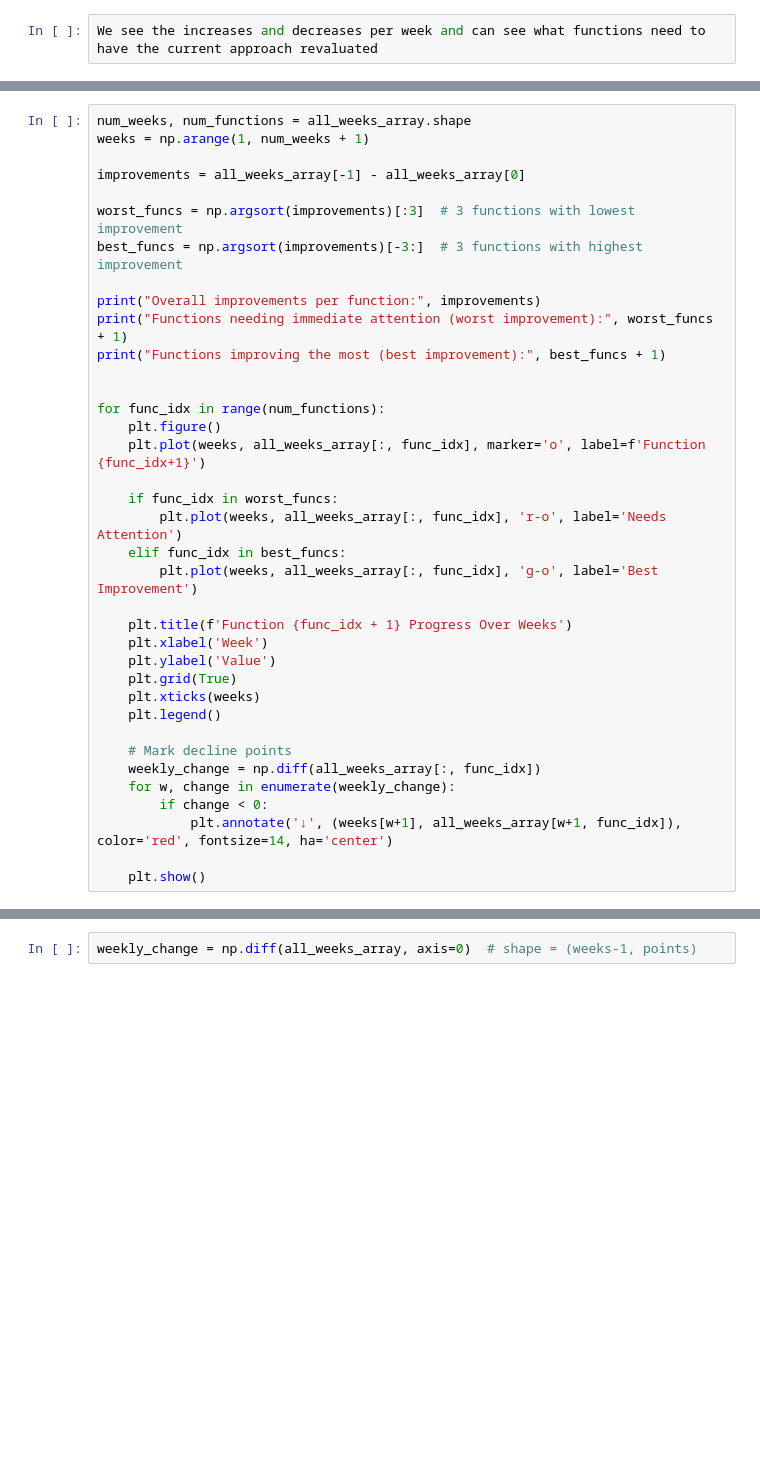
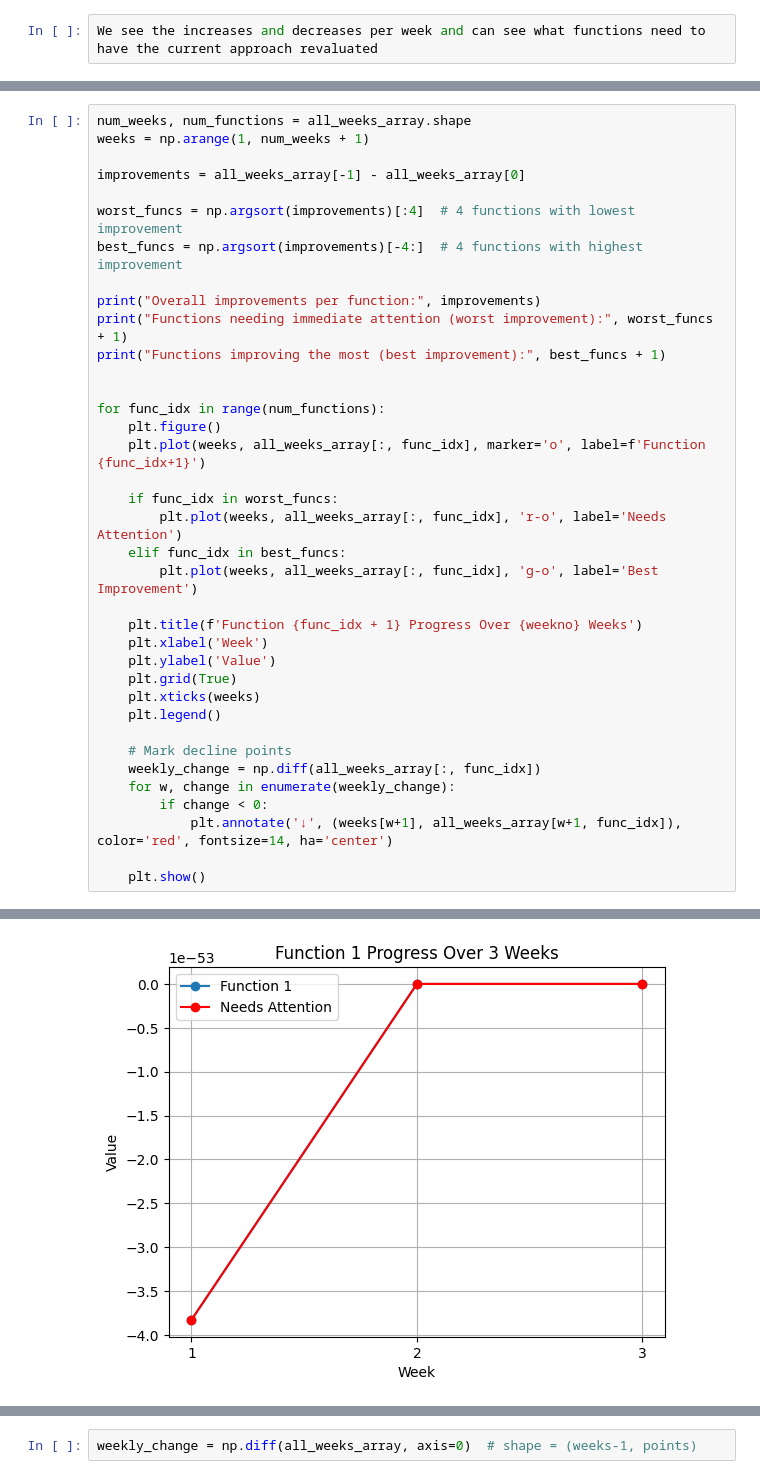
Before and after one commit to AnnemarieKeller/MLProject_Imperial, a Jupyter notebook: analysis/WeeklyResults.ipynb, the cells around one changed output, grey strips where cells are left out. Cells and saved outputs as stored; diff of their text form; blank space fills up the shorter version.

```diff
--- a/analysis/WeeklyResults.ipynb
+++ b/analysis/WeeklyResults.ipynb
@@ -65,8 +100,8 @@ weeks = np.arange(1, num_weeks + 1)
 
 improvements = all_weeks_array[-1] - all_weeks_array[0]
 
-worst_funcs = np.argsort(improvements)[:3]  # 3 functions with lowest improvement
-best_funcs = np.argsort(improvements)[-3:]  # 3 functions with highest improvement
+worst_funcs = np.argsort(improvements)[:4]  # 4 functions with lowest improvement
+best_funcs = np.argsort(improvements)[-4:]  # 4 functions with highest improvement
 
 print("Overall improvements per function:", improvements)
 print("Functions needing immediate attention (worst improvement):", worst_funcs + 1)
@@ -82,7 +117,7 @@ for func_idx in range(num_functions):
     elif func_idx in best_funcs:
         plt.plot(weeks, all_weeks_array[:, func_idx], 'g-o', label='Best Improvement')
 
-    plt.title(f'Function {func_idx + 1} Progress Over Weeks')
+    plt.title(f'Function {func_idx + 1} Progress Over {weekno} Weeks')
     plt.xlabel('Week')
     plt.ylabel('Value')
     plt.grid(True)
@@ -96,3 +131,4 @@ for func_idx in range(num_functions):
             plt.annotate('↓', (weeks[w+1], all_weeks_array[w+1, func_idx]), color='red', fontsize=14, ha='center')
 
     plt.show()
+# %% [output]
@@ -98,0 +139 @@ for func_idx in range(num_functions):
+[figure, added]
```
Also changed, not shown: parts of 8 cells of this notebook.
